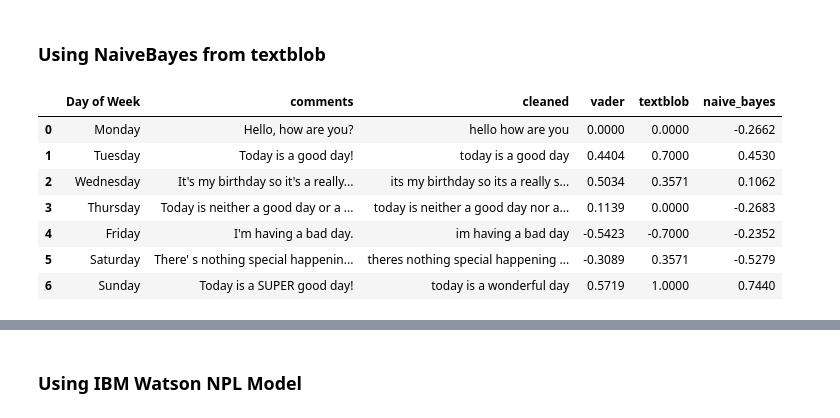
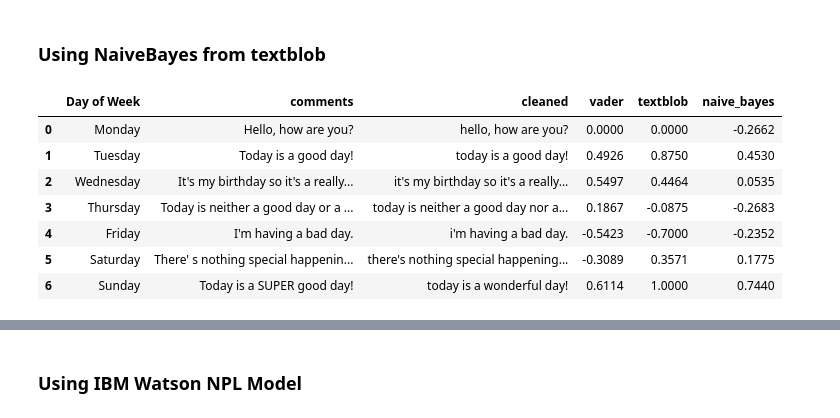
Before and after one commit to MichaelHotaling/DSC-Classes, a Jupyter notebook: DSC550/Week 4/Assignment 4.ipynb, the cells around one changed output, grey strips where cells are left out. Saved outputs shown, nothing was run; the diff lists cells and outputs as text; code cells hidden in the pictures.

```diff
--- a/DSC550/Week 4/Assignment 4.ipynb
+++ b/DSC550/Week 4/Assignment 4.ipynb
@@ -59,7 +61,7 @@ df
 df['cleaned'] = df['cleaned'].str.lower()
 
 # Removing punctuation
-df["cleaned"] = df['cleaned'].str.replace('[^\w\s]','')
+#df["cleaned"] = df['cleaned'].str.replace('[^\w\s]','')
 df
 # %% [output]
 |  | Day of Week | comments | cleaned |
@@ -79,2 +74,0 @@ bag_of_words = counter.fit_transform(np.array(df['comments'].values.astype('U'))
-# %%
-arr = bag_of_words.toarray()
@@ -96,7 +82,9 @@ pd.DataFrame(arr, columns= counter.get_feature_names())
 from nltk.sentiment.vader import SentimentIntensityAnalyzer
 # %%
 def vader_sentiment(arr):
+    """Returns the VADER sentiment score (between -1 and 1) for a string"""
     vader = SentimentIntensityAnalyzer()
     return vader.polarity_scores(arr)['compound']
 
 df['vader'] = df['cleaned'].apply(vader_sentiment)
+df
@@ -117,6 +139,7 @@ df
 from textblob import TextBlob
 # %%
 def textblob_sentiment(arr):
+    """Returns the Textblob sentiment of a sting"""
     return TextBlob(arr).sentiment.polarity
 # %%
 df['textblob'] = df['cleaned'].apply(textblob_sentiment).round(4)
@@ -136,20 +166,21 @@ df
 # %%
 from textblob import Blobber
 from textblob.sentiments import NaiveBayesAnalyzer
 
 def naive_bayes(arr):
+    """Returns the textblob NaiveBayes sentiments score for a string"""
     blobber = Blobber(analyzer=NaiveBayesAnalyzer())
     np_blob = blobber(arr)
     return (np_blob.sentiment.p_pos - np_blob.sentiment.p_neg)
 
 df['naive_bayes'] = df['cleaned'].apply(naive_bayes).round(4)
 df
 # %% [output]
 |  | Day of Week | comments | cleaned | vader | textblob | naive_bayes |
-| 0 | Monday | Hello, how are you? | hello how are you | 0.0000 | 0.0000 | -0.2662 |
-| 1 | Tuesday | Today is a good day! | today is a good day | 0.4404 | 0.7000 | 0.4530 |
-| 2 | Wednesday | It's my birthday so it's a really... | its my birthday so its a really s... | 0.5034 | 0.3571 | 0.1062 |
-| 3 | Thursday | Today is neither a good day or a ... | today is neither a good day nor a... | 0.1139 | 0.0000 | -0.2683 |
-| 4 | Friday | I'm having a bad day. | im having a bad day | -0.5423 | -0.7000 | -0.2352 |
-| 5 | Saturday | There' s nothing special happenin... | theres nothing special happening ... | -0.3089 | 0.3571 | -0.5279 |
-| 6 | Sunday | Today is a SUPER good day! | today is a wonderful day | 0.5719 | 1.0000 | 0.7440 |
+| 0 | Monday | Hello, how are you? | hello, how are you? | 0.0000 | 0.0000 | -0.2662 |
+| 1 | Tuesday | Today is a good day! | today is a good day! | 0.4926 | 0.8750 | 0.4530 |
+| 2 | Wednesday | It's my birthday so it's a really... | it's my birthday so it's a really... | 0.5497 | 0.4464 | 0.0535 |
+| 3 | Thursday | Today is neither a good day or a ... | today is neither a good day nor a... | 0.1867 | -0.0875 | -0.2683 |
+| 4 | Friday | I'm having a bad day. | i'm having a bad day. | -0.5423 | -0.7000 | -0.2352 |
+| 5 | Saturday | There' s nothing special happenin... | there's nothing special happening... | -0.3089 | 0.3571 | 0.1775 |
+| 6 | Sunday | Today is a SUPER good day! | today is a wonderful day! | 0.6114 | 1.0000 | 0.7440 |
```
Also changed, not shown: parts of 45 cells of this notebook.
